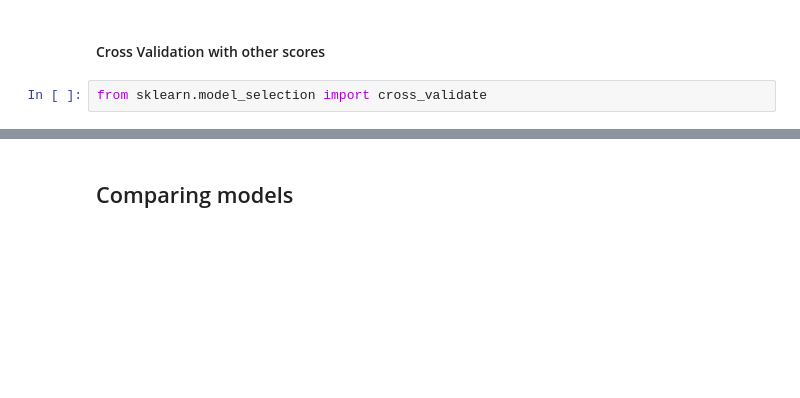
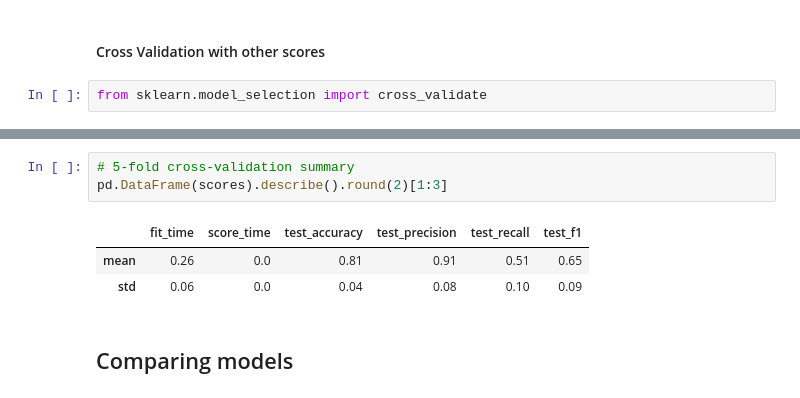
Before and after one commit to code4journalism/machine-learning, a Jupyter notebook: classification-3-titanic.ipynb, the cells around one changed output, grey strips where cells are left out. Drawn from its saved outputs; the diff is of its cells as text; blank space fills up the shorter version.

```diff
--- a/classification-3-titanic.ipynb
+++ b/classification-3-titanic.ipynb
@@ -132,2 +227,9 @@ pd.DataFrame(scores).round(2)
+# %%
+# 5-fold cross-validation summary
+pd.DataFrame(scores).describe().round(2)[1:3]
+# %% [output]
+|  | fit_time | score_time | test_accuracy | test_precision | test_recall | test_f1 |
+| mean | 0.26 | 0.0 | 0.81 | 0.91 | 0.51 | 0.65 |
+| std | 0.06 | 0.0 | 0.04 | 0.08 | 0.10 | 0.09 |
 # %% [markdown]
 ## Comparing models
```
Also changed, not shown: parts of 26 cells of this notebook.
